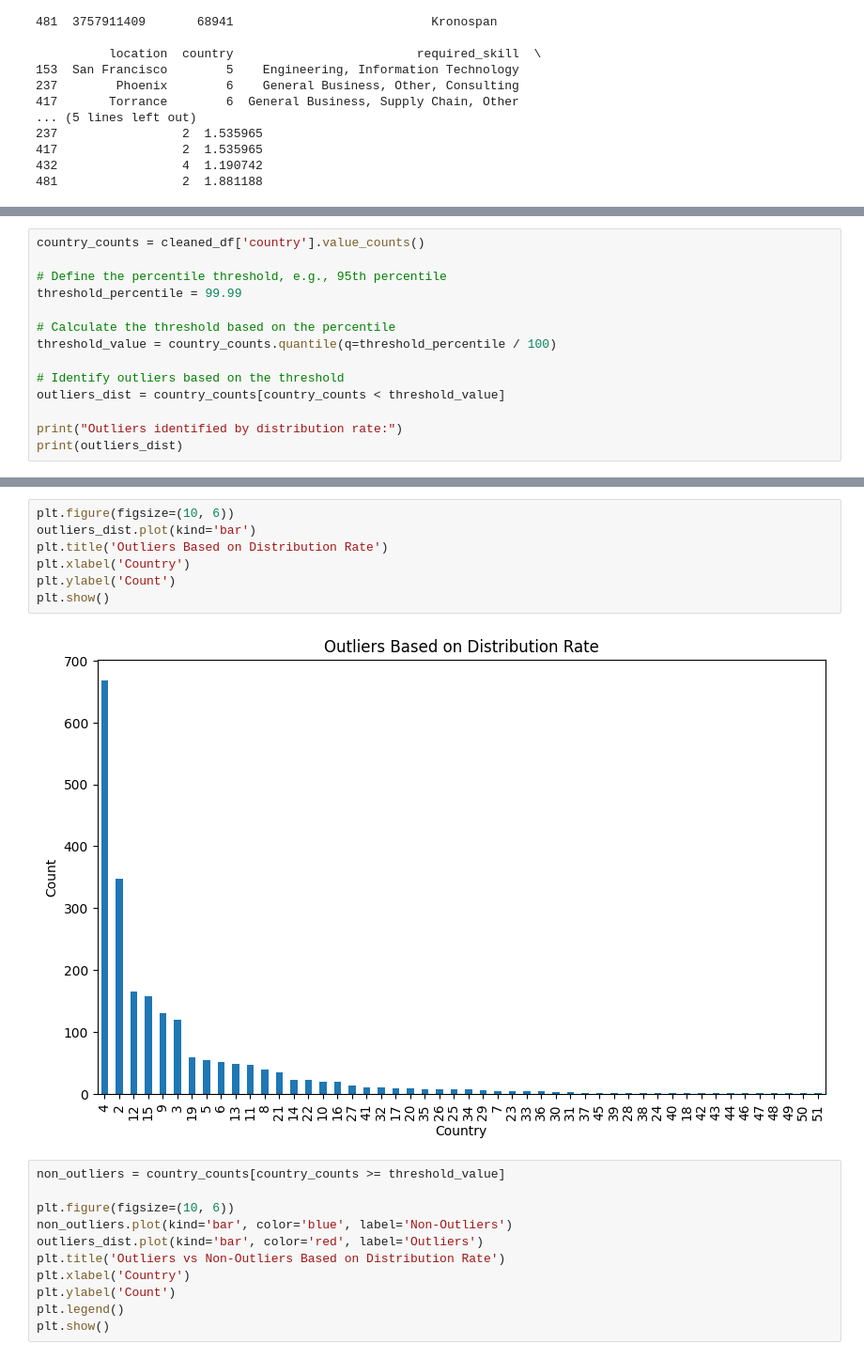
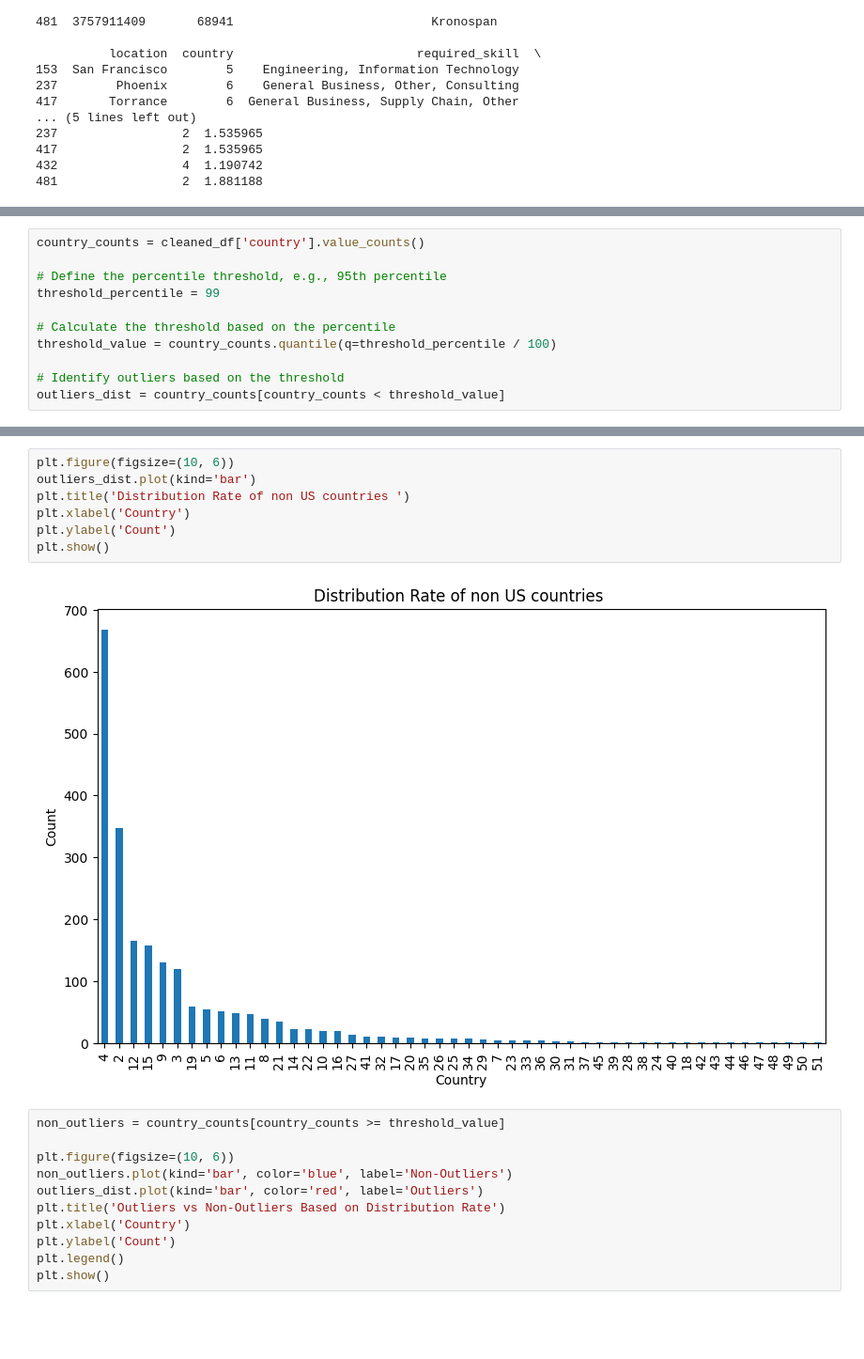
Before and after one commit to FlorianHalimi/LinkedIn-Job-Analysis-Data-Preprocessing-Visualization, a Jupyter notebook: data_preprocessing.ipynb, the cells around one changed output, grey strips where cells are left out. Shown at 94% size. Cells and saved outputs as stored; diff of their text form; blank space fills up the shorter version.

```diff
--- a/data_preprocessing.ipynb
+++ b/data_preprocessing.ipynb
@@ -611,13 +566,10 @@ plt.show()
 country_counts = cleaned_df['country'].value_counts()
 
 # Define the percentile threshold, e.g., 95th percentile
-threshold_percentile = 99.99
+threshold_percentile = 99
 
 # Calculate the threshold based on the percentile
 threshold_value = country_counts.quantile(q=threshold_percentile / 100)
 
 # Identify outliers based on the threshold
 outliers_dist = country_counts[country_counts < threshold_value]
-
-print("Outliers identified by distribution rate:")
-print(outliers_dist)
@@ -642,12 +576,12 @@ Name: count, dtype: int64
 # %%
 plt.figure(figsize=(10, 6))
 outliers_dist.plot(kind='bar')
-plt.title('Outliers Based on Distribution Rate')
+plt.title('Distribution Rate of non US countries ')
 plt.xlabel('Country')
 plt.ylabel('Count')
 plt.show()
 # %% [output]
-[figure, old version]
+[figure, new version]
 # %%
 non_outliers = country_counts[country_counts >= threshold_value]
 
```
Also changed, not shown: parts of 12 cells of this notebook.
